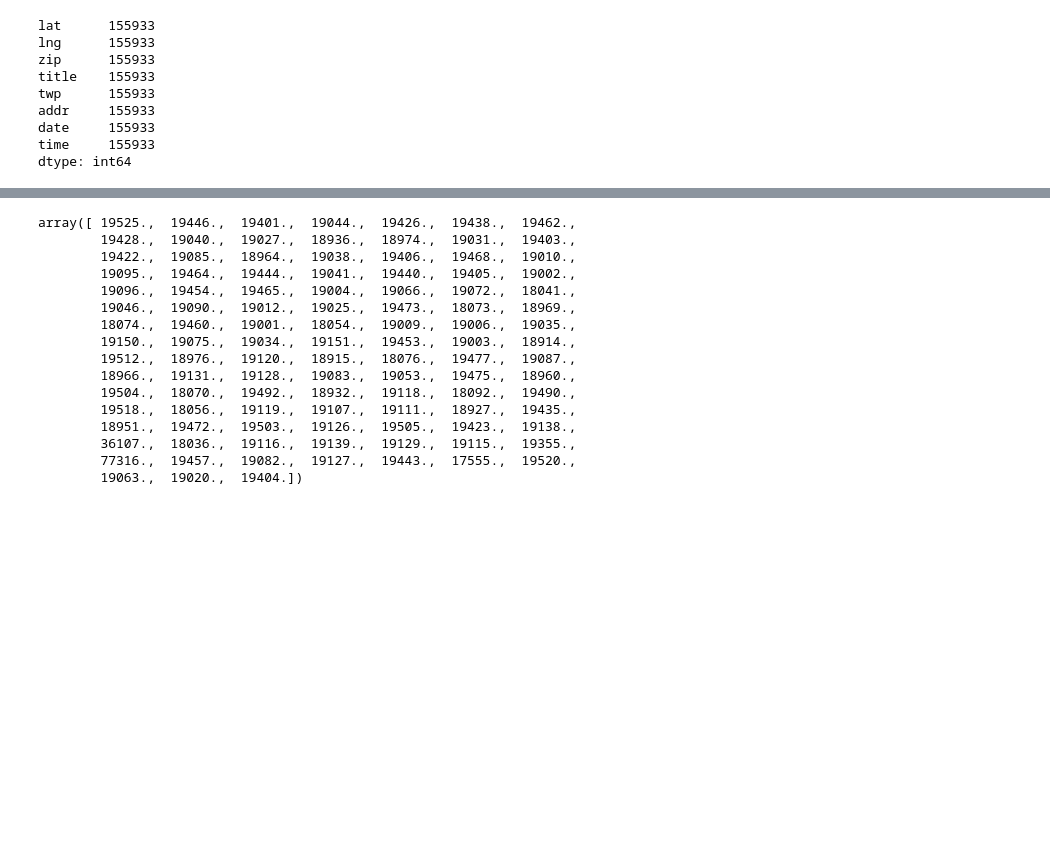
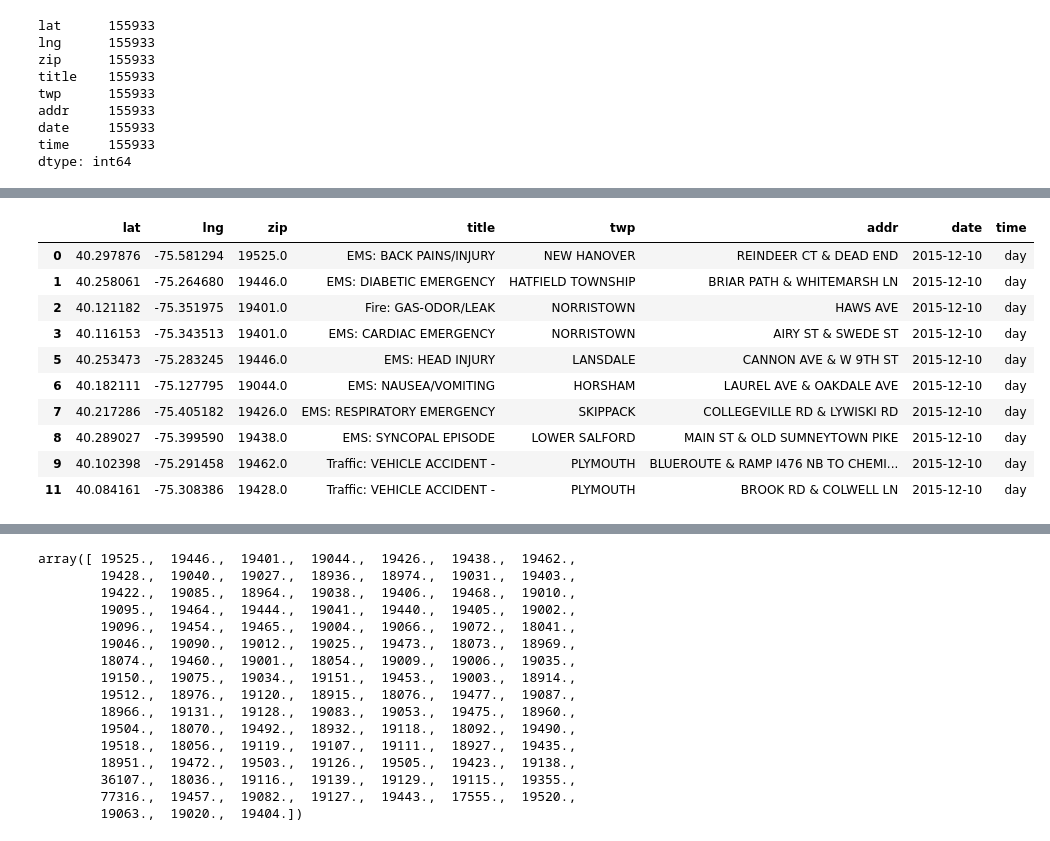
Before and after one commit to tmartin293/911, a Jupyter notebook: 911_py2.ipynb, the cells around one changed output, grey strips where cells are left out. Cells and saved outputs as stored; diff of their text form; code cells hidden in the pictures; blank space fills up the shorter version.

```diff
--- a/911_py2.ipynb
+++ b/911_py2.ipynb
@@ -79,0 +96,30 @@ dtype: int64
+# %%
+hour = df.time.str[0:2]
+hour2 = pd.to_numeric(hour)
+
+#If time of call is between 6PM and 6AM then it is classified as 'night', otherwise it is classified as 'day'
+
+for i, row in df.iterrows():
+    if(hour2.loc[i] >= 18 or hour2.loc[i] < 6):
+        hour.at[i] = 'night'
+    else:
+        hour.at[i] = 'day'
+# %%
+#Replace military time with either 'night' or 'day'
+del df['time']
+
+df['time'] = hour
+
+df.head(10)
+# %% [output]
+|  | lat | lng | zip | title | twp | addr | date | time |
+| 0 | 40.297876 | -75.581294 | 19525.0 | EMS: BACK PAINS/INJURY | NEW HANOVER | REINDEER CT & DEAD END | 2015-12-10 | day |
+| 1 | 40.258061 | -75.264680 | 19446.0 | EMS: DIABETIC EMERGENCY | HATFIELD TOWNSHIP | BRIAR PATH & WHITEMARSH LN | 2015-12-10 | day |
+| 2 | 40.121182 | -75.351975 | 19401.0 | Fire: GAS-ODOR/LEAK | NORRISTOWN | HAWS AVE | 2015-12-10 | day |
+| 3 | 40.116153 | -75.343513 | 19401.0 | EMS: CARDIAC EMERGENCY | NORRISTOWN | AIRY ST & SWEDE ST | 2015-12-10 | day |
+| 5 | 40.253473 | -75.283245 | 19446.0 | EMS: HEAD INJURY | LANSDALE | CANNON AVE & W 9TH ST | 2015-12-10 | day |
+| 6 | 40.182111 | -75.127795 | 19044.0 | EMS: NAUSEA/VOMITING | HORSHAM | LAUREL AVE & OAKDALE AVE | 2015-12-10 | day |
+| 7 | 40.217286 | -75.405182 | 19426.0 | EMS: RESPIRATORY EMERGENCY | SKIPPACK | COLLEGEVILLE RD & LYWISKI RD | 2015-12-10 | day |
+| 8 | 40.289027 | -75.399590 | 19438.0 | EMS: SYNCOPAL EPISODE | LOWER SALFORD | MAIN ST & OLD SUMNEYTOWN PIKE | 2015-12-10 | day |
+| 9 | 40.102398 | -75.291458 | 19462.0 | Traffic: VEHICLE ACCIDENT - | PLYMOUTH | BLUEROUTE & RAMP I476 NB TO CHEMI... | 2015-12-10 | day |
+| 11 | 40.084161 | -75.308386 | 19428.0 | Traffic: VEHICLE ACCIDENT - | PLYMOUTH | BROOK RD & COLWELL LN | 2015-12-10 | day |
```
Also changed, not shown: parts of 8 cells of this notebook.
